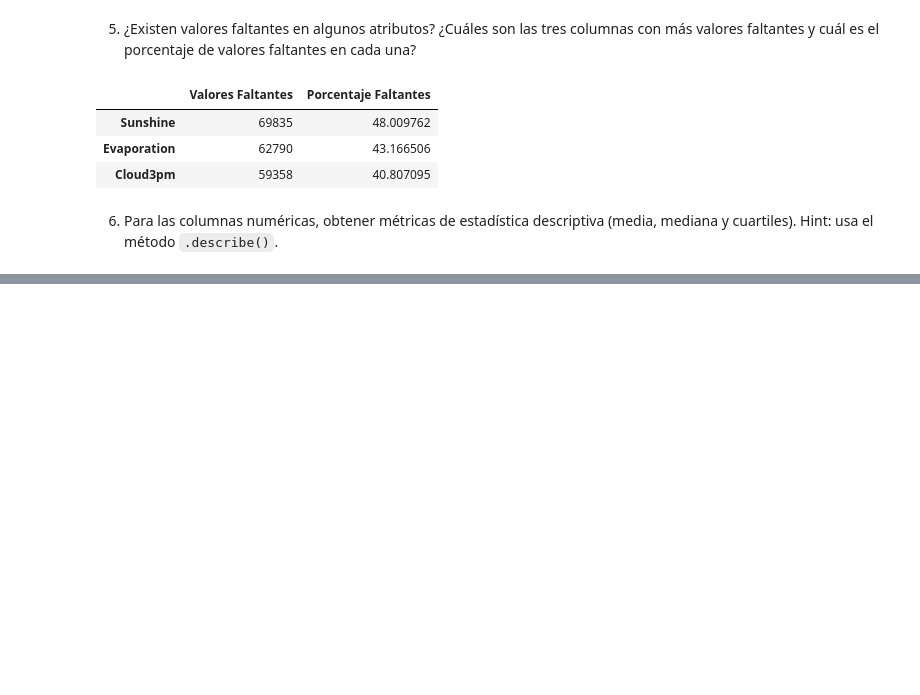
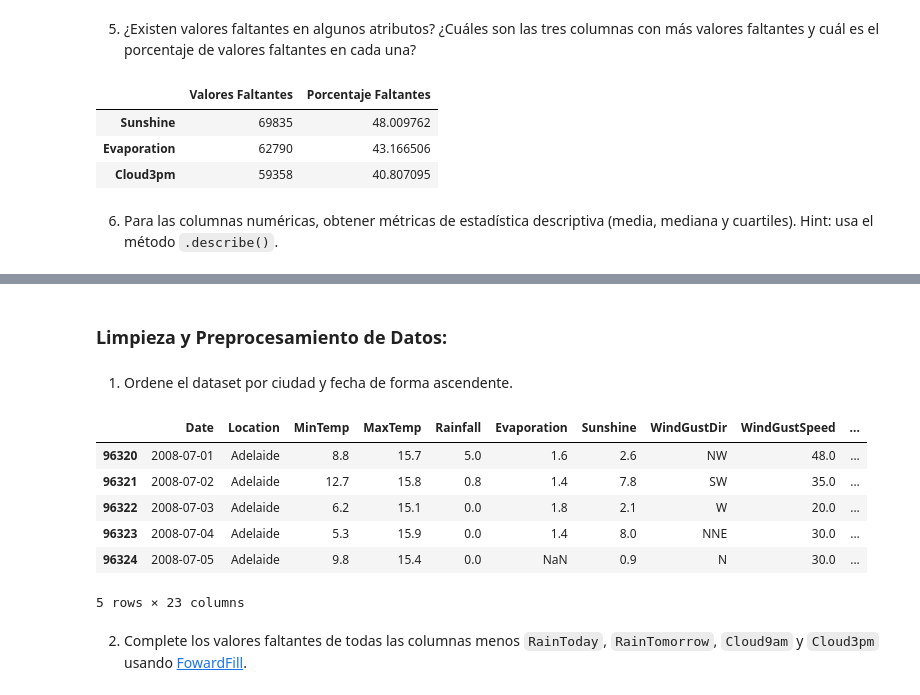
Before and after one commit to Facuu13/apa, a Jupyter notebook: Tp1/Tp1.ipynb, the cells around one changed output, grey strips where cells are left out. Saved outputs shown, nothing was run; the diff lists cells and outputs as text; code cells hidden in the pictures; blank space fills up the shorter version.

Commit message:
ejercicios resueltos de Limpieza y Preprocesamiento de Datos

```diff
--- a/Tp1/Tp1.ipynb
+++ b/Tp1/Tp1.ipynb
@@ -111,3 +111,24 @@ df.describe()
 | 75% | 2015-06-14 00:00:00 | 16.900000 | 28.200000 | 0.800000 | 7.400000 | 10.600000 | 48.000000 | 19.000000 | 24.000000 | ... |
 | max | 2017-06-25 00:00:00 | 33.900000 | 48.100000 | 371.000000 | 145.000000 | 14.500000 | 135.000000 | 130.000000 | 87.000000 | ... |
 | std | NaN | 6.398495 | 7.119049 | 8.478060 | 4.193704 | 3.785483 | 13.607062 | 8.915375 | 8.809800 | ... |
+# %% [markdown]
+### Limpieza y Preprocesamiento de Datos:
+# %% [markdown]
+1. Ordene el dataset por ciudad y fecha de forma ascendente.
+# %%
+# Ordenar el dataset por ciudad ('Location') y fecha ('Date') de forma ascendente
+df = df.sort_values(by=['Location', 'Date'])
+
+# Mostrar las primeras filas del DataFrame ordenado para verificar
+df.head()
+# %% [output]
+|  | Date | Location | MinTemp | MaxTemp | Rainfall | Evaporation | Sunshine | WindGustDir | WindGustSpeed | ... |
+| 96320 | 2008-07-01 | Adelaide | 8.8 | 15.7 | 5.0 | 1.6 | 2.6 | NW | 48.0 | ... |
+| 96321 | 2008-07-02 | Adelaide | 12.7 | 15.8 | 0.8 | 1.4 | 7.8 | SW | 35.0 | ... |
+| 96322 | 2008-07-03 | Adelaide | 6.2 | 15.1 | 0.0 | 1.8 | 2.1 | W | 20.0 | ... |
+| 96323 | 2008-07-04 | Adelaide | 5.3 | 15.9 | 0.0 | 1.4 | 8.0 | NNE | 30.0 | ... |
+| 96324 | 2008-07-05 | Adelaide | 9.8 | 15.4 | 0.0 | NaN | 0.9 | N | 30.0 | ... |
+5 rows × 23 columns
+# %% [markdown]
+2. Complete los valores faltantes de todas las columnas menos `RainToday`, `RainTomorrow`, `Cloud9am` y `Cloud3pm`
+usando [FowardFill](https://pandas.pydata.org/docs/reference/api/pandas.DataFrame.ffill.html).
```
Also changed, not shown: parts of 9 cells of this notebook.
